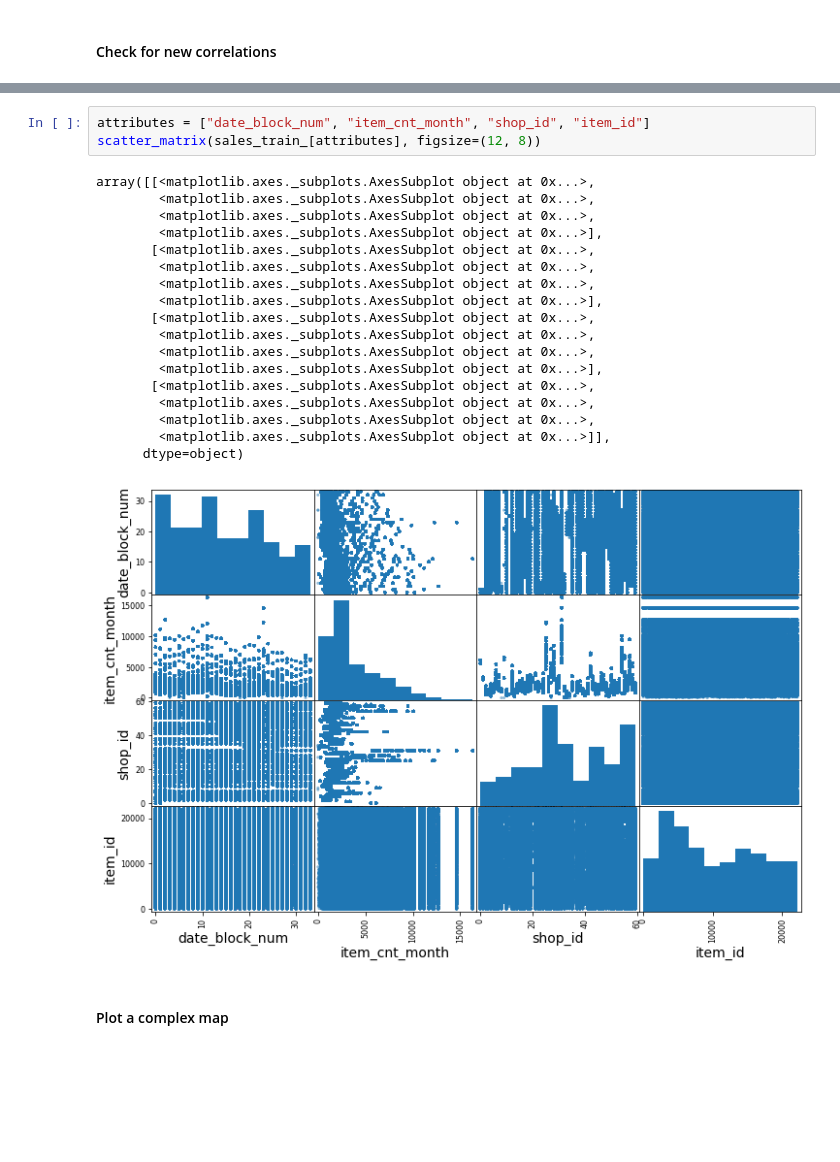
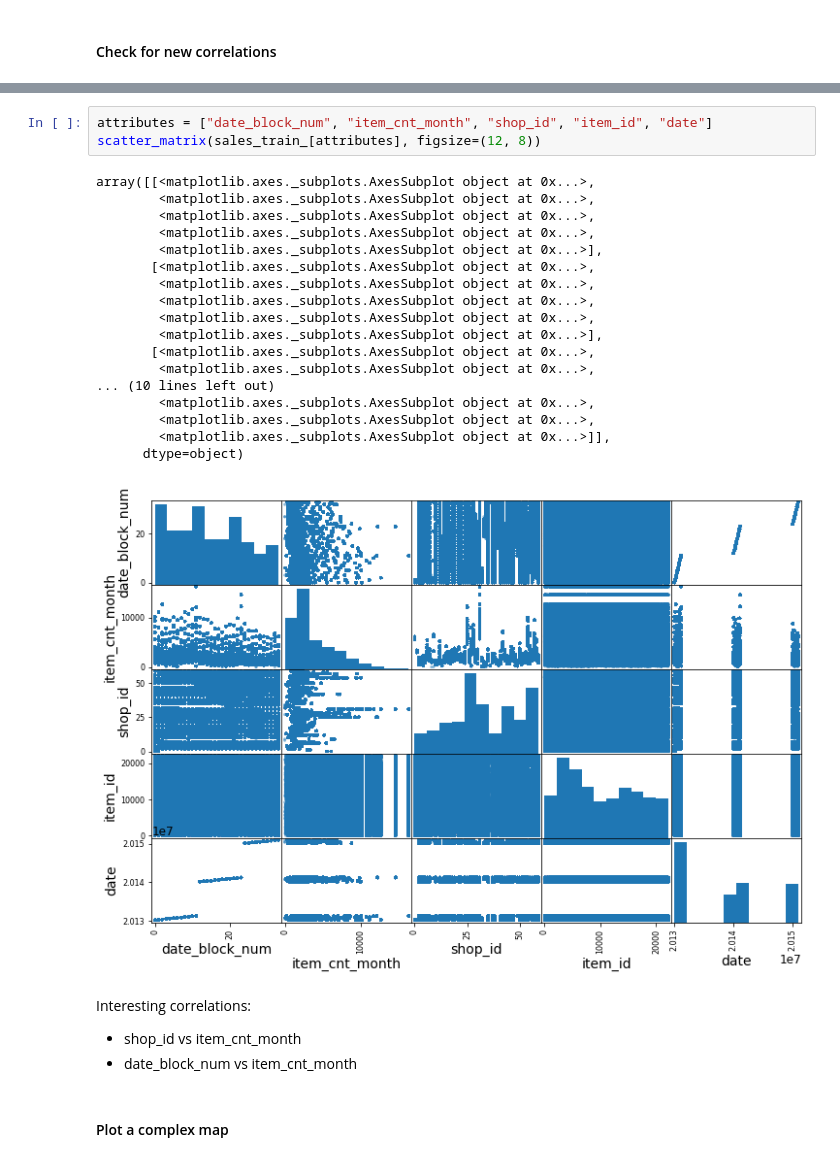
Before and after one commit to nyculescu/kaggle__competitive_data_science_predict_future_sales, a Jupyter notebook: 01_kernel_nb.ipynb, the cells around one changed output, grey strips where cells are left out. Drawn from its saved outputs; the diff is of its cells as text; blank space fills up the shorter version.

```diff
--- a/01_kernel_nb.ipynb
+++ b/01_kernel_nb.ipynb
@@ -475,26 +495,30 @@ date_block_num   -0.184236
 Name: item_cnt_month, dtype: float64
 # %%
-attributes = ["date_block_num", "item_cnt_month", "shop_id", "item_id"]
+attributes = ["date_block_num", "item_cnt_month", "shop_id", "item_id", "date"]
 scatter_matrix(sales_train_[attributes], figsize=(12, 8))
 # %% [output]
 array([[<matplotlib.axes._subplots.AxesSubplot object at 0x...>,
+        <matplotlib.axes._subplots.AxesSubplot object at 0x...>,
         <matplotlib.axes._subplots.AxesSubplot object at 0x...>,
         <matplotlib.axes._subplots.AxesSubplot object at 0x...>,
         <matplotlib.axes._subplots.AxesSubplot object at 0x...>],
        [<matplotlib.axes._subplots.AxesSubplot object at 0x...>,
         <matplotlib.axes._subplots.AxesSubplot object at 0x...>,
         <matplotlib.axes._subplots.AxesSubplot object at 0x...>,
-        <matplotlib.axes._subplots.AxesSubplot object at 0x...>],
-       [<matplotlib.axes._subplots.AxesSubplot object at 0x...>,
-        <matplotlib.axes._subplots.AxesSubplot object at 0x...>,
         <matplotlib.axes._subplots.AxesSubplot object at 0x...>,
         <matplotlib.axes._subplots.AxesSubplot object at 0x...>],
        [<matplotlib.axes._subplots.AxesSubplot object at 0x...>,
         <matplotlib.axes._subplots.AxesSubplot object at 0x...>,
+... (10 lines left out)
+        <matplotlib.axes._subplots.AxesSubplot object at 0x...>,
         <matplotlib.axes._subplots.AxesSubplot object at 0x...>,
         <matplotlib.axes._subplots.AxesSubplot object at 0x...>]],
       dtype=object)
-[figure, old version]
+[figure, new version]
+# %% [markdown]
+Interesting correlations:
+* shop_id vs item_cnt_month
+* date_block_num vs item_cnt_month
 # %% [markdown]
 #### Plot a complex map
 # %%
```
Also changed, not shown: parts of 20 cells of this notebook.
